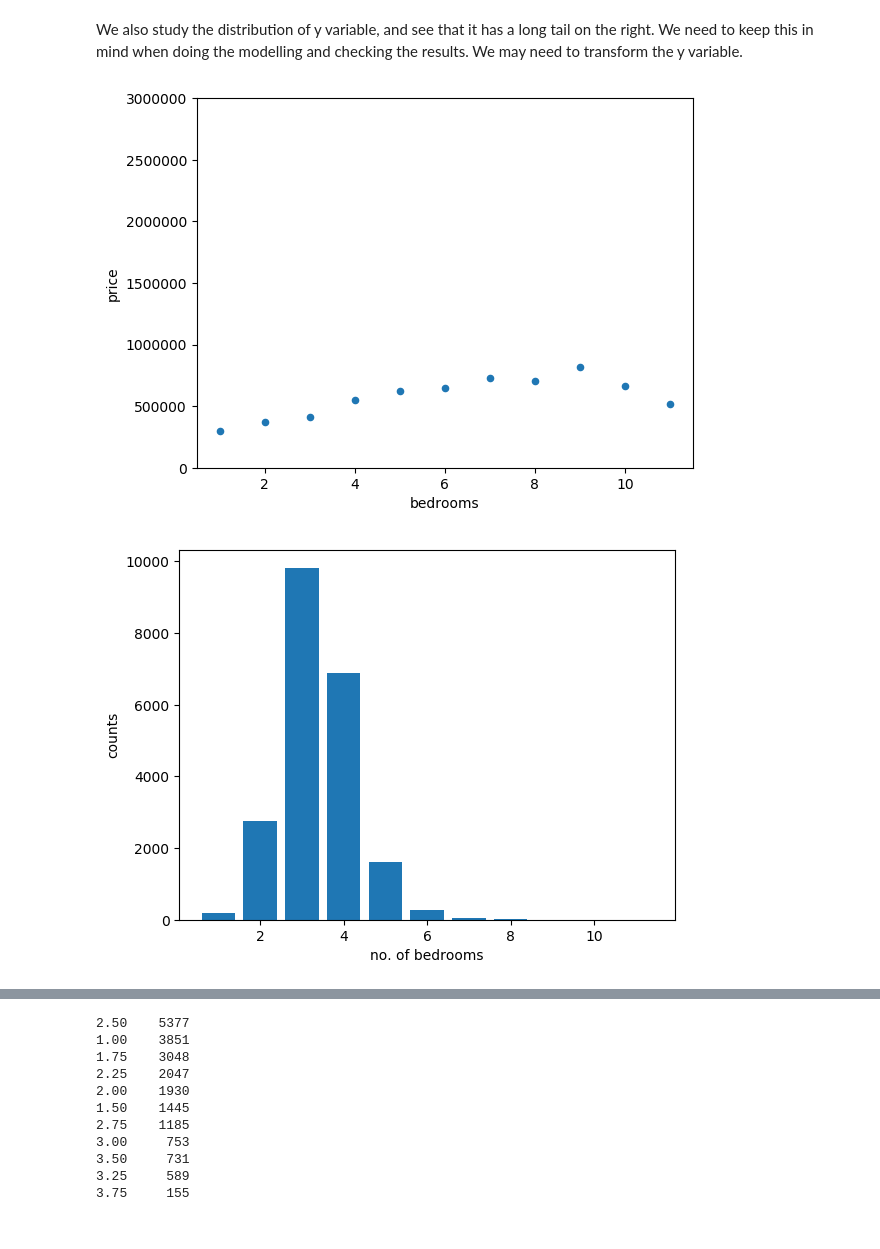
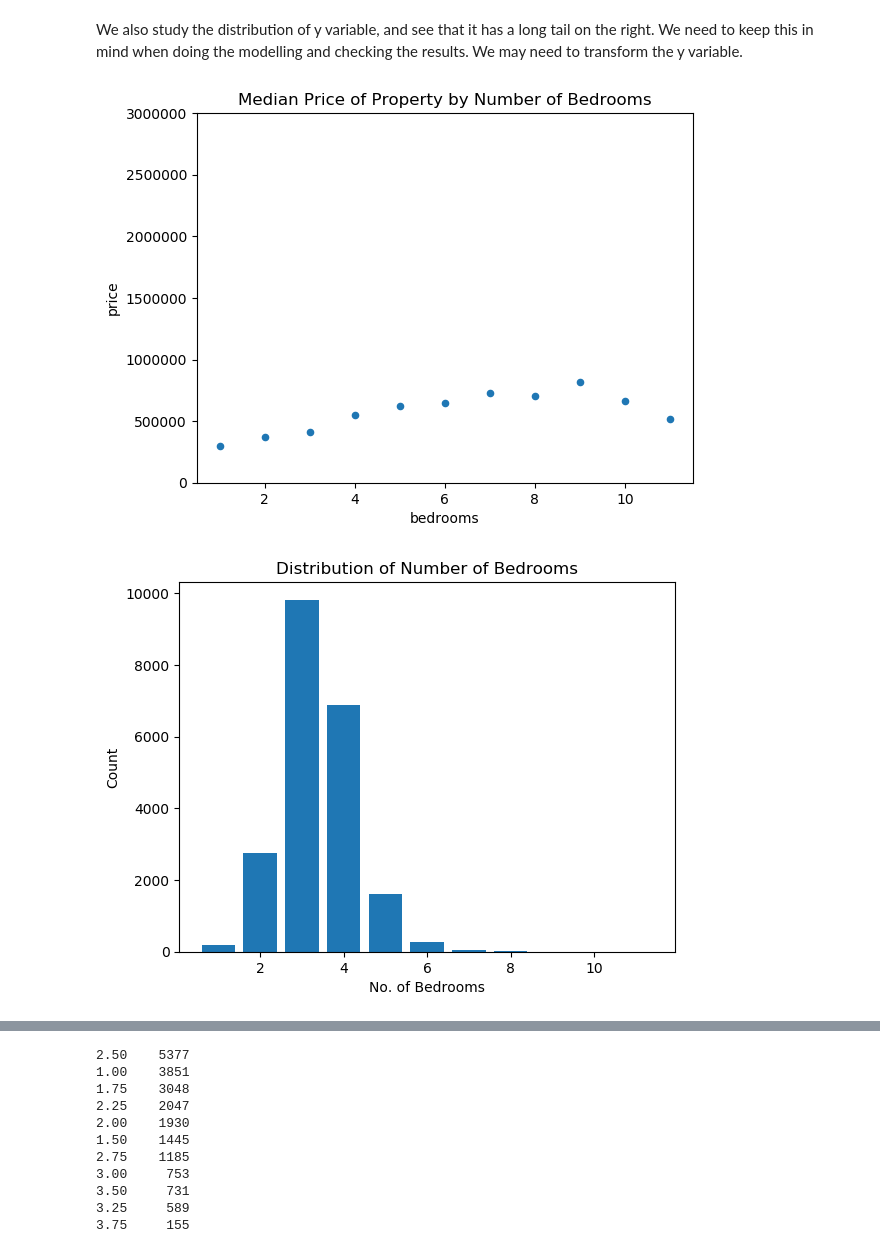
Before and after one commit to tinacliu/dsc-mod1_project, a Jupyter notebook: final project analysis.ipynb, the cells around one changed output, grey strips where cells are left out. Cells and saved outputs as stored; diff of their text form; code cells hidden in the pictures.

```diff
--- a/final project analysis.ipynb
+++ b/final project analysis.ipynb
@@ -384,7 +393,8 @@ d) create a new binary data series based on yr_renovated, similar to waterfront.
 
 Later on, before building the model, we will delete the rows that contain Nulls in waterfront.
 # %%
-house_df['is_renovated'] = house_df['yr_renovated'].map(lambda x: 0 if not x else (0 if math.isnan(x) else 1))
+house_df['is_renovated'] = house_df['yr_renovated'].map(
+                                                    lambda x: 0 if not x else (0 if math.isnan(x) else 1))
 
 clean_df = house_df.drop(columns = ['view','sqft_basement'])
 
@@ -753,19 +789,21 @@ def plot_med_scatter(dataframe, group, y_variable):
 # %%
 
 plot_med_scatter(clean_df, 'bedrooms', 'price')
 plt.ylim(0,3_000_000)
+plt.title('Median Price of Property by Number of Bedrooms')
 plt.show()
 
 plt.bar(clean_df.bedrooms.value_counts().index, clean_df.bedrooms.value_counts().values)
-plt.xlabel('no. of bedrooms')
-plt.ylabel('counts')
+plt.xlabel('No. of Bedrooms')
+plt.ylabel('Count')
+plt.title('Distribution of Number of Bedrooms')
 plt.show()
 
 # Note there are not enough data for the houses with 7 and higher bedrooms
 # and relationshp up to 7 bedrooms is not very strong with price
 # %% [output]
-[figure, old version]
+[figure, new version]
-[figure, old version]
+[figure, new version]
 # %%
 plot_med_scatter(clean_df, 'bathrooms', 'price')
 plt.ylim(0,3_000_000)
```
Also changed, not shown: parts of 43 cells of this notebook.
